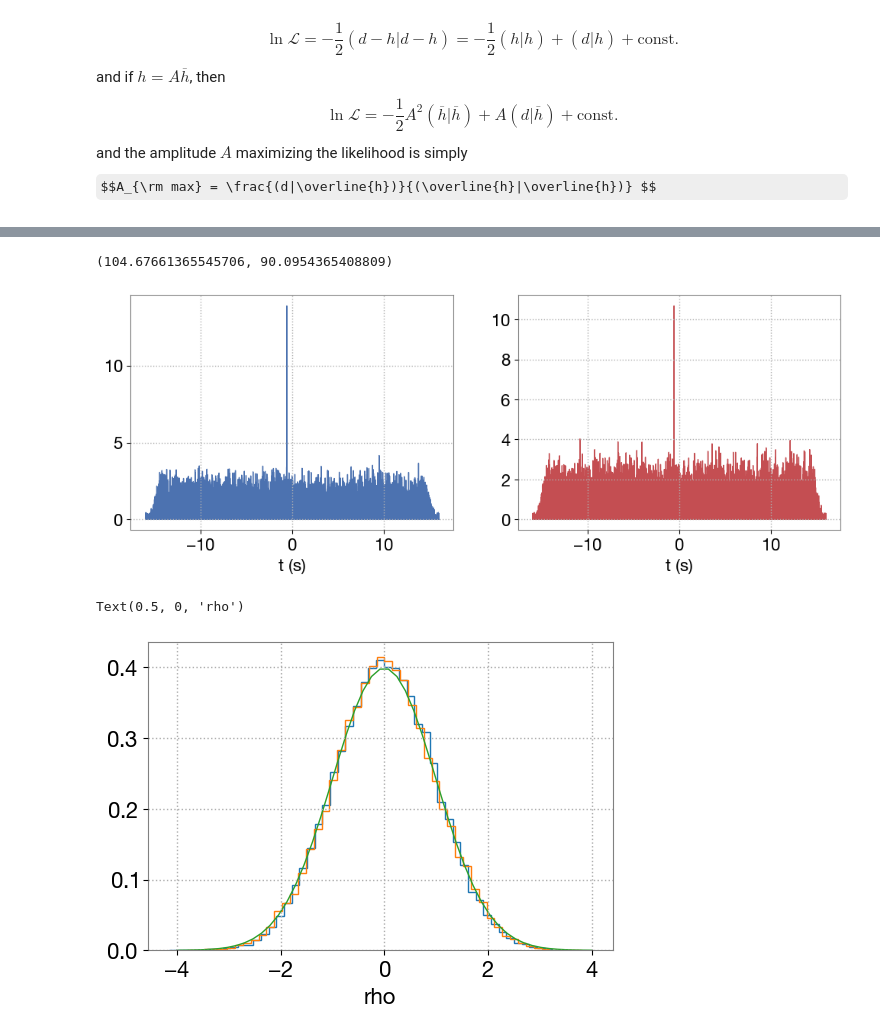
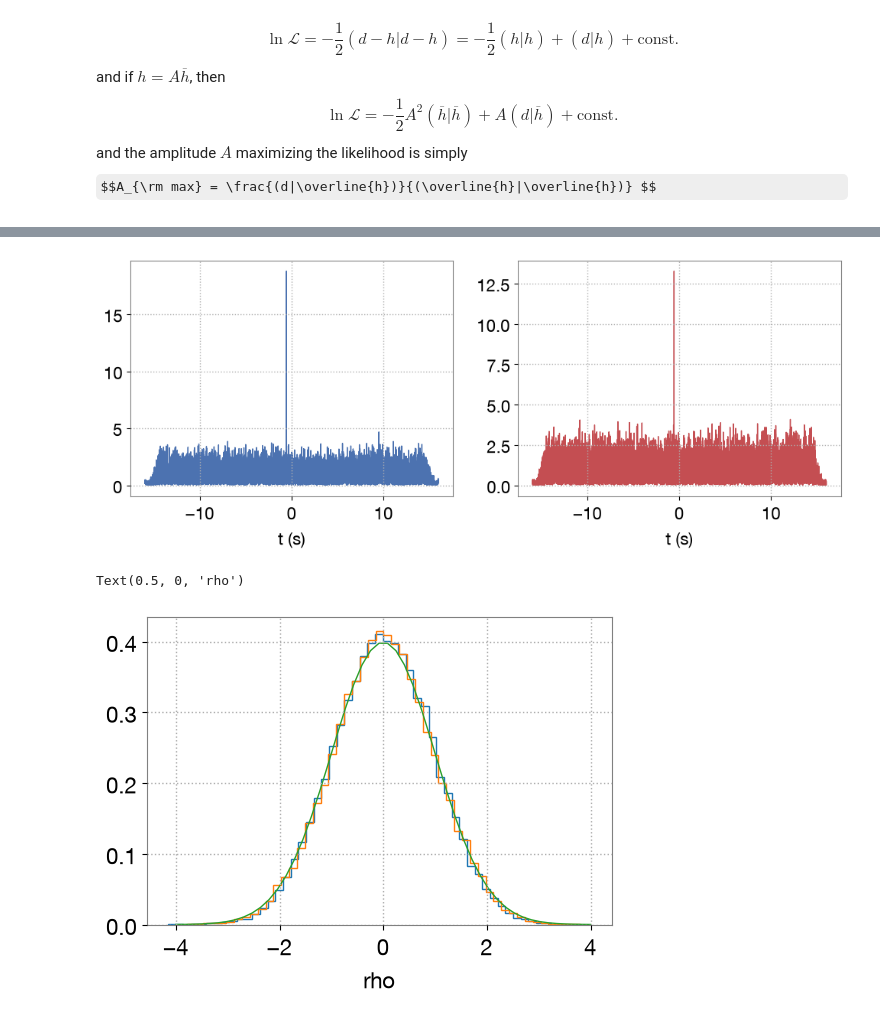
Before and after one commit to SylvainMarsat/gwda_tutorial, a Jupyter notebook: tutorial_1.ipynb, the cells around one changed output, grey strips where cells are left out. Drawn from its saved outputs; the diff is of its cells as text; code cells hidden in the pictures; some formulas as TeX source.

```diff
--- a/tutorial_1.ipynb
+++ b/tutorial_1.ipynb
@@ -1054,7 +1158,7 @@ template_d[mask_data] = template[mask_template]
 
 w = window_planck(times_d, -8., 8., 2., 2.)
 
-f, template_fd = fft_positivef(times_d, w * template_d)
+f_d, template_h22_fd = fft_positivef(times_d, w * template_d)
 # %%
 fig, ax = plt.subplots(1,1, figsize=[16,4])
 ax.plot(times_d, np.real(w * template_d))
@@ -1138,37 +1240,20 @@ w_fd = window_planck(f_d, 5., 1024., 5., 128.)
 # %%
-# Wiener filter formed with this template
-W_H1_fd = w_fd * 2 / psd_H1_interp(f_d) * template_fd
-W_L1_fd = w_fd * 2 / psd_L1_interp(f_d) * template_fd
+# Wiener filter formed with this normalized h22 template
+# Note: here does not include the A*exp(-i alpha) representing the instrument response, inclination, etc...
+W_h22_H1_fd = w_fd * 2 / psd_H1_interp(f_d) * template_h22_fd_norm_H1
+W_h22_L1_fd = w_fd * 2 / psd_L1_interp(f_d) * template_h22_fd_norm_L1
-# %%
-# Normalization: N = (h|h)
-# NOTE: the template does not include the instrument response, inclination, etc...
-integrand_hh_H1 = w_fd * np.abs(template_fd)**2 / psd_H1_interp(f_d)
-integrand_hh_L1 = w_fd * np.abs(template_fd)**2 / psd_L1_interp(f_d)
-hh_H1 = 4*df * np.sum((integrand_hh_H1[1:] + integrand_hh_H1[:-1]) / 2)
-hh_L1 = 4*df * np.sum((integrand_hh_L1[1:] + integrand_hh_L1[:-1]) / 2)
-N_H1 = np.sqrt(hh_H1)
-N_L1 = np.sqrt(hh_L1)
-N_H1, N_L1
-# %% [output]
-(104.67661365545706, 90.0954365408809)
 # %%
 # IFFT for time shifts
-# Integrand: we compute (s|h) / sqrt((h|h)) = (s|h)/N with exp(+-2pi i f Deltat) (sign to check)
-# NOTE: check the sign, here conjugation to make it work
 
-# NOTE: factor 2 because we use ifft_positivef for a clearer impact of Deltaphi, but doing so we set negative frequencies to 0
+integrand_H1 = np.conj(W_h22_H1_fd) * strain_H1_fd
+integrand_L1 = np.conj(W_h22_L1_fd) * strain_L1_fd
 
-integrand_H1 = w_fd * 1./N_H1 * (W_H1_fd) * np.conj(strain_H1_fd)
-integrand_L1 = w_fd * 1./N_L1 * (W_L1_fd) * np.conj(strain_L1_fd)
-
-t_ifft, ifft_H1 = ifft_positivef(f_d, np.conj(integrand_H1), real=True, tstart=times_d[0])
-t_ifft, ifft_L1 = ifft_positivef(f_d, np.conj(integrand_L1), real=True, tstart=times_d[0])
+t_ifft, xi_H1 = ifft_positivef(f_d, integrand_H1, real=False, tstart=times_d[0])
+t_ifft, xi_L1 = ifft_positivef(f_d, integrand_L1, real=False, tstart=times_d[0])
 
 # NOTE: mind the factor 2 here, because ifft_positivef sets negative frequencies to 0
-t_ifft, ifft_H1_complex = ifft_positivef(f_d, np.conj(integrand_H1), real=False, tstart=times_d[0])
-t_ifft, ifft_L1_complex = ifft_positivef(f_d, np.conj(integrand_L1), real=False, tstart=times_d[0])
-ifft_H1_complex *= 2
-ifft_L1_complex *= 2
+xi_H1 *= 2
+xi_L1 *= 2
 # %%
 # NOTE: this shows \rho optimized over phase shift, for different times shifts
 
@@ -1179,18 +1264,24 @@ axs[1].plot(times_d, np.abs(ifft_L1), c=colors[1])
 for i in range(2):
     axs[i].set_xlabel(r't (s)')
 # %% [output]
-[figure, old version]
+[figure, new version]
 # %%
 mask_test = (0. <= times_d) & (times_d <= 12.)
 
+# Go back from complex values to matched filter values
+rho_H1 = np.real(xi_H1)
+rho_L1 = np.real(xi_L1)
+
 fig, ax = plt.subplots(1,1, figsize=[6,4])
-ax.hist(ifft_H1[mask_test], histtype='step', density=True);
-ax.hist(ifft_L1[mask_test], histtype='step', density=True);
+ax.hist(rho_H1[mask_test], histtype='step', density=True);
+ax.hist(rho_L1[mask_test], histtype='step', density=True);
+
+# A Gaussian of std=1 for reference
 x_plt = np.linspace(-4., 4.)
 ax.plot(x_plt, 1./np.sqrt(2*np.pi) * np.exp(-1./2 * x_plt**2))
 
 ax.set_xlabel(r'rho')
 # %% [output]
 Text(0.5, 0, 'rho')
-[figure, old version]
+[figure, new version]
 # %%
```
Also changed, not shown: parts of 84 cells of this notebook, 1 other file.
